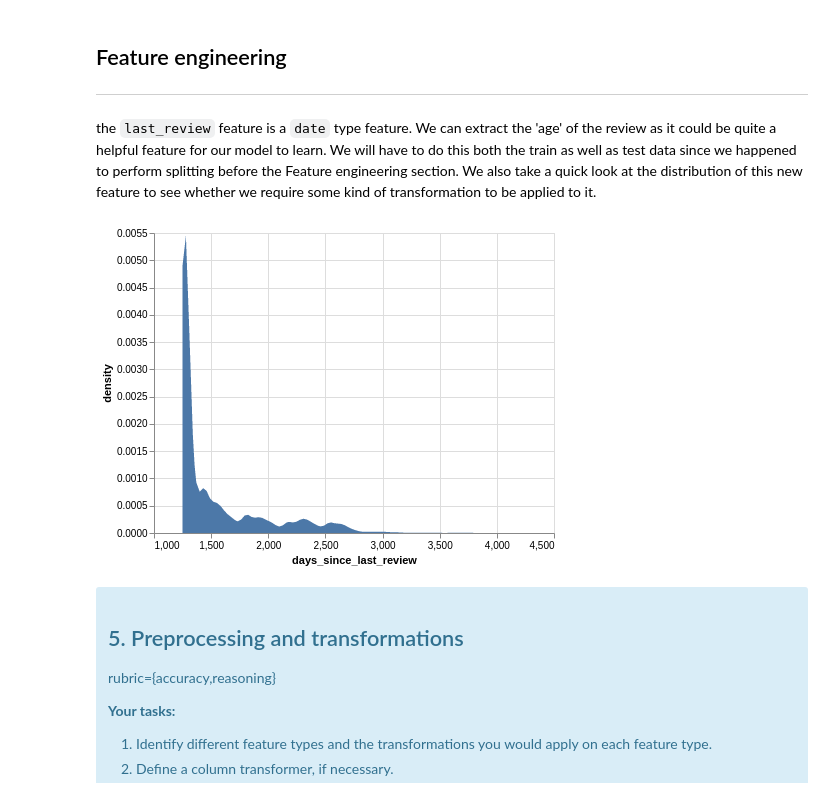
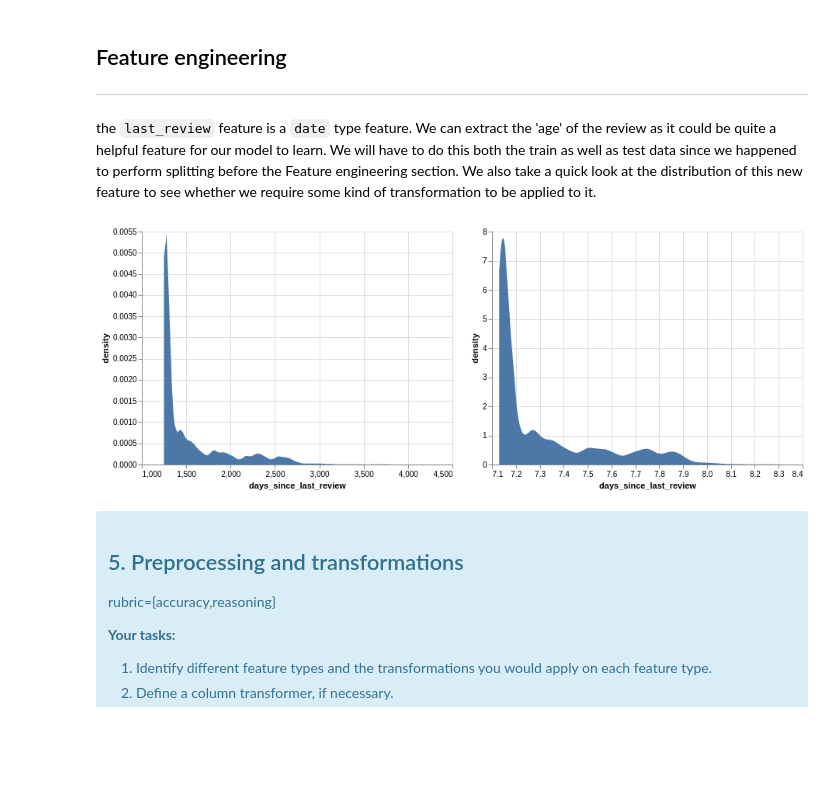
Before and after one commit to UBC-MDS/NYC_airbnb_notebook, a Jupyter notebook: lab4_waiel.ipynb, the cells around one changed output. Cells and saved outputs as stored; diff of their text form; code cells hidden in the pictures; blank space fills up the shorter version.

```diff
--- a/lab4_waiel.ipynb
+++ b/lab4_waiel.ipynb
@@ -374,16 +416,28 @@ We will have to do this both the train as well as test data since we happened to
 # %%
 train_df['days_since_last_review'] = (pd.Timestamp.now().normalize() - train_df['last_review']).dt.days
 test_df['days_since_last_review'] = (pd.Timestamp.now().normalize() - test_df['last_review']).dt.days
 
-alt.Chart(train_df).transform_density(
+non_log_chart = alt.Chart(train_df).transform_density(
     'days_since_last_review',
     ['days_since_last_review', 'density']
 ).mark_area().encode(
     alt.X('days_since_last_review', type='quantitative'),
     alt.Y('density:Q')
 )
+
+temp = train_df.copy()
+temp['days_since_last_review'] = train_df['days_since_last_review'].apply(np.log)
+log_chart = alt.Chart(temp).transform_density(
+    'days_since_last_review',
+    ['days_since_last_review', 'density']
+).mark_area().encode(
+    alt.X('days_since_last_review', type='quantitative'),
+    alt.Y('density:Q')
+)
+
+non_log_chart | log_chart
 # %% [output]
-[figure, old version]
+[figure, new version]
 # %% [markdown]
 <!-- END QUESTION -->
 
```
Also changed, not shown: parts of 19 cells of this notebook, 1 other file.
